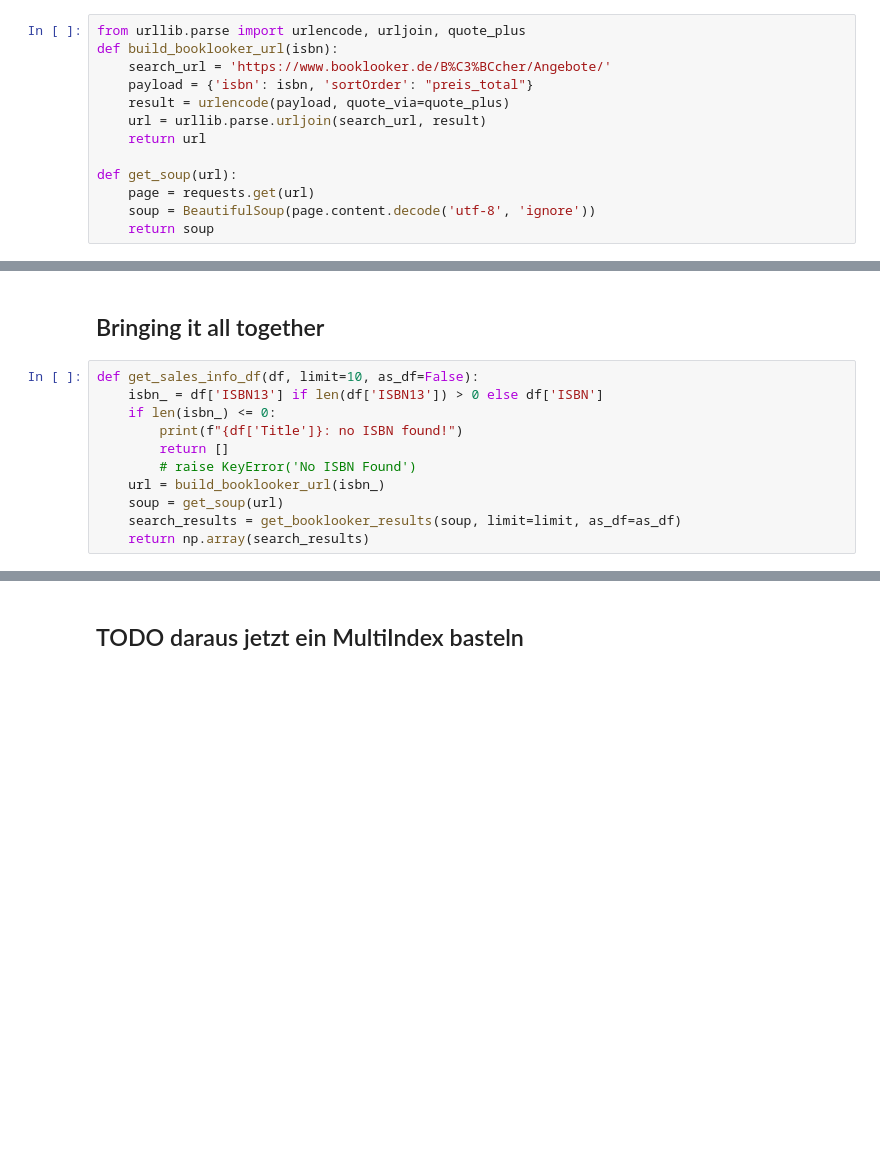
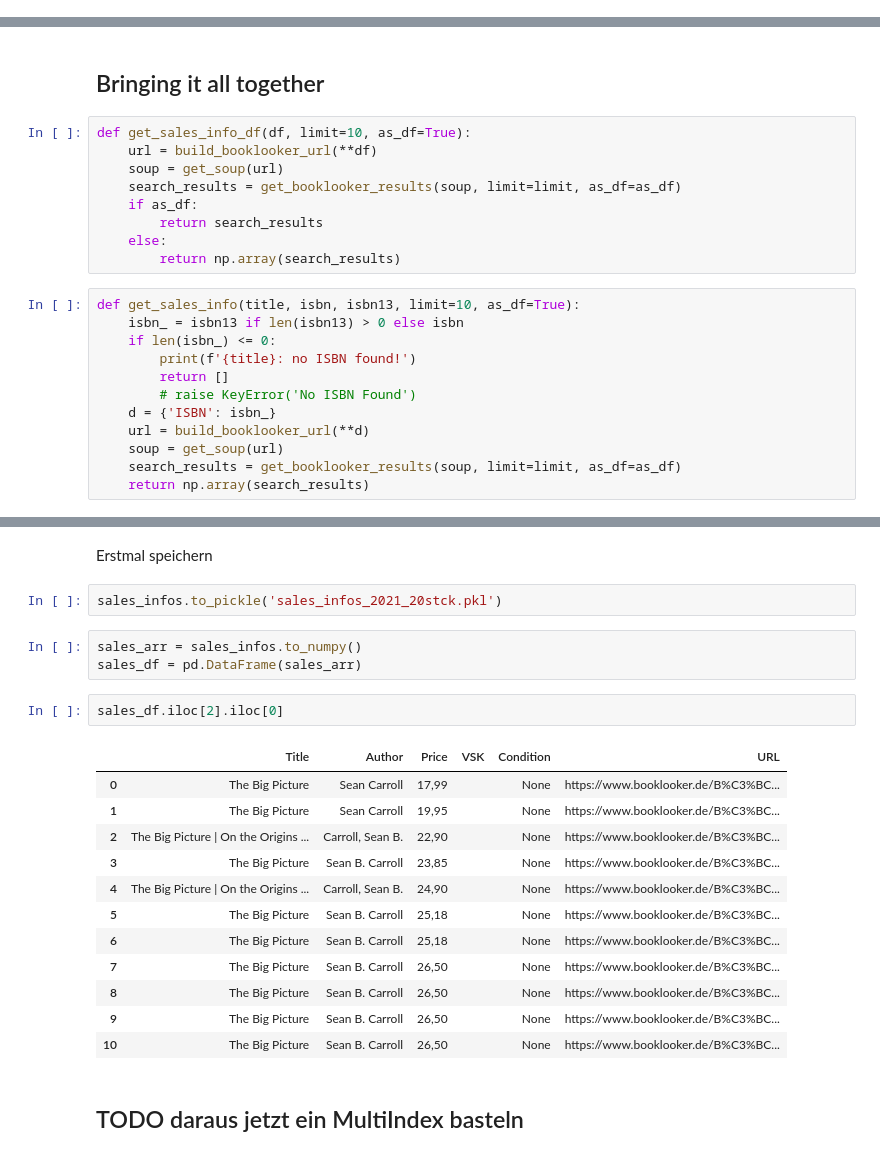
Before and after one commit to simon376/goodreads_booklooker, a Jupyter notebook: goodreads_booklooker.ipynb, the cells around one changed output, grey strips where cells are left out. Drawn from its saved outputs; the diff is of its cells as text; blank space fills up the shorter version.

```diff
--- a/goodreads_booklooker.ipynb
+++ b/goodreads_booklooker.ipynb
@@ -127,16 +130,3 @@ web.head()
 | 0 | Carr, N: Shallows | Carr, N: Shallows | 3,21 | gebraucht; mittelmäßig | https://www.booklooker.de/B%C3%BC... |
 # %% [markdown]
 Build Search URL
-# %%
-from urllib.parse import urlencode, urljoin, quote_plus
-def build_booklooker_url(isbn):
-    search_url = 'https://www.booklooker.de/B%C3%BCcher/Angebote/'
-    payload = {'isbn': isbn, 'sortOrder': "preis_total"}
-    result = urlencode(payload, quote_via=quote_plus)
-    url = urllib.parse.urljoin(search_url, result)
-    return url
-
-def get_soup(url):
-    page = requests.get(url)
-    soup = BeautifulSoup(page.content.decode('utf-8', 'ignore'))
-    return soup
@@ -177,14 +220,24 @@ def get_booklooker_results(soup, limit=10, as_df=False):
         return entries
 # %% [markdown]
 ## Bringing it all together
+# %%
+def get_sales_info_df(df, limit=10, as_df=True):
+    url = build_booklooker_url(**df)
+    soup = get_soup(url)
+    search_results = get_booklooker_results(soup, limit=limit, as_df=as_df)
+    if as_df:
+        return search_results
+    else:
+        return np.array(search_results)
 # %%
-def get_sales_info_df(df, limit=10, as_df=False):
-    isbn_ = df['ISBN13'] if len(df['ISBN13']) > 0 else df['ISBN']
+def get_sales_info(title, isbn, isbn13, limit=10, as_df=True):
+    isbn_ = isbn13 if len(isbn13) > 0 else isbn
     if len(isbn_) <= 0:
-        print(f"{df['Title']}: no ISBN found!")
+        print(f'{title}: no ISBN found!')
         return []
         # raise KeyError('No ISBN Found')
-    url = build_booklooker_url(isbn_)
+    d = {'ISBN': isbn_}
+    url = build_booklooker_url(**d)
     soup = get_soup(url)
     search_results = get_booklooker_results(soup, limit=limit, as_df=as_df)
     return np.array(search_results)
@@ -226,2 +278,24 @@ dtype: object
+# %% [markdown]
+Erstmal speichern
+# %%
+sales_infos.to_pickle('sales_infos_2021_20stck.pkl')
+# %%
+sales_arr = sales_infos.to_numpy()
+sales_df = pd.DataFrame(sales_arr)
+# %%
+sales_df.iloc[2].iloc[0]
+# %% [output]
+|  | Title | Author | Price | VSK | Condition | URL |
+| 0 | The Big Picture | Sean Carroll | 17,99 |  | None | https://www.booklooker.de/B%C3%BC... |
+| 1 | The Big Picture | Sean Carroll | 19,95 |  | None | https://www.booklooker.de/B%C3%BC... |
+| 2 | The Big Picture | On the Origins ... | Carroll, Sean B. | 22,90 |  | None | https://www.booklooker.de/B%C3%BC... |
+| 3 | The Big Picture | Sean B. Carroll | 23,85 |  | None | https://www.booklooker.de/B%C3%BC... |
+| 4 | The Big Picture | On the Origins ... | Carroll, Sean B. | 24,90 |  | None | https://www.booklooker.de/B%C3%BC... |
+| 5 | The Big Picture | Sean B. Carroll | 25,18 |  | None | https://www.booklooker.de/B%C3%BC... |
+| 6 | The Big Picture | Sean B. Carroll | 25,18 |  | None | https://www.booklooker.de/B%C3%BC... |
+| 7 | The Big Picture | Sean B. Carroll | 26,50 |  | None | https://www.booklooker.de/B%C3%BC... |
+| 8 | The Big Picture | Sean B. Carroll | 26,50 |  | None | https://www.booklooker.de/B%C3%BC... |
+| 9 | The Big Picture | Sean B. Carroll | 26,50 |  | None | https://www.booklooker.de/B%C3%BC... |
+| 10 | The Big Picture | Sean B. Carroll | 26,50 |  | None | https://www.booklooker.de/B%C3%BC... |
 # %% [markdown]
 ## TODO daraus jetzt ein MultiIndex basteln
```
Also changed, not shown: parts of 35 cells of this notebook, 1 other file.
